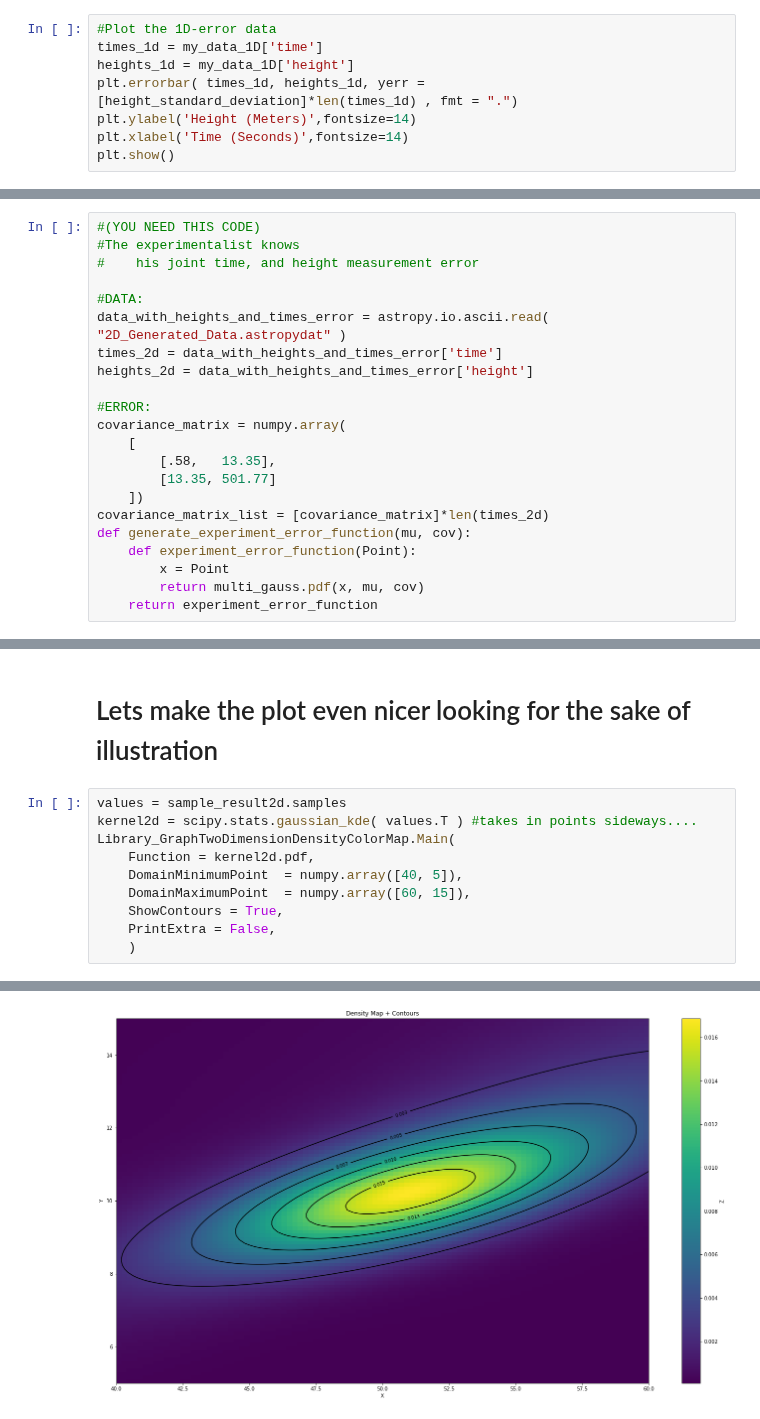
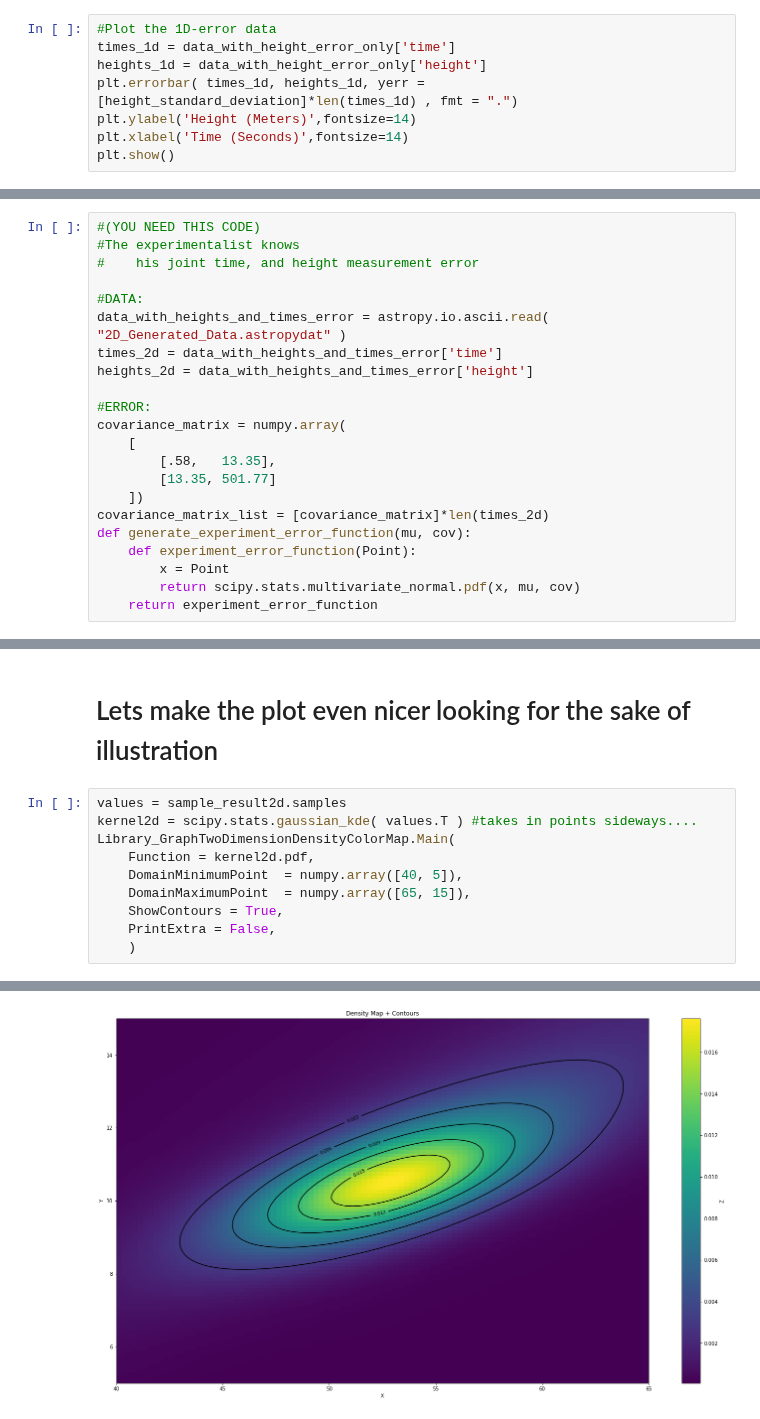
Before and after one commit to jpierel14/USC_PythonCourse_2019, a Jupyter notebook: Day_4/day_4_student_completed_workbook_likelihood_analysis.ipynb, the cells around one changed output, grey strips where cells are left out. Cells and saved outputs as stored; diff of their text form.

```diff
--- a/Day_4/data_4_student_completed_workbook_likelihood_analysis.ipynb
+++ b/Day_4/day_4_student_completed_workbook_likelihood_analysis.ipynb
@@ -38,8 +41,8 @@ Text(0.5, 1.0, 'Probability Density Result of Measuring Zero')
 [figure]
 # %%
 #Plot the 1D-error data
-times_1d = my_data_1D['time']
-heights_1d = my_data_1D['height']
+times_1d = data_with_height_error_only['time']
+heights_1d = data_with_height_error_only['height']
 plt.errorbar( times_1d, heights_1d, yerr = [height_standard_deviation]*len(times_1d) , fmt = ".")
 plt.ylabel('Height (Meters)',fontsize=14)
 plt.xlabel('Time (Seconds)',fontsize=14)
@@ -68,7 +71,7 @@ covariance_matrix_list = [covariance_matrix]*len(times_2d)
 def generate_experiment_error_function(mu, cov):
     def experiment_error_function(Point):
         x = Point
-        return multi_gauss.pdf(x, mu, cov)
+        return scipy.stats.multivariate_normal.pdf(x, mu, cov)
     return experiment_error_function
 # %%
 #PLOTS (YOU DONT NEED THIS CODE)
@@ -435,7 +438,7 @@ kernel2d = scipy.stats.gaussian_kde( values.T ) #takes in points sideways....
 Library_GraphTwoDimensionDensityColorMap.Main(
     Function = kernel2d.pdf,
     DomainMinimumPoint  = numpy.array([40, 5]),
-    DomainMaximumPoint  = numpy.array([60, 15]),
+    DomainMaximumPoint  = numpy.array([65, 15]),
     ShowContours = True,
     PrintExtra = False,
     )
@@ -450,5 +453,5 @@ MinObservedValue [8.3591447e-05]
 Z.shape (100, 100)
-[figure, old version]
+[figure, new version]
 # %%
 kernel2d_v_marginal = scipy.stats.gaussian_kde( values.T[0] )
 Points = numpy.linspace(30, 90, 100)
```
Also changed, not shown: parts of 13 cells of this notebook, 3 other files.
